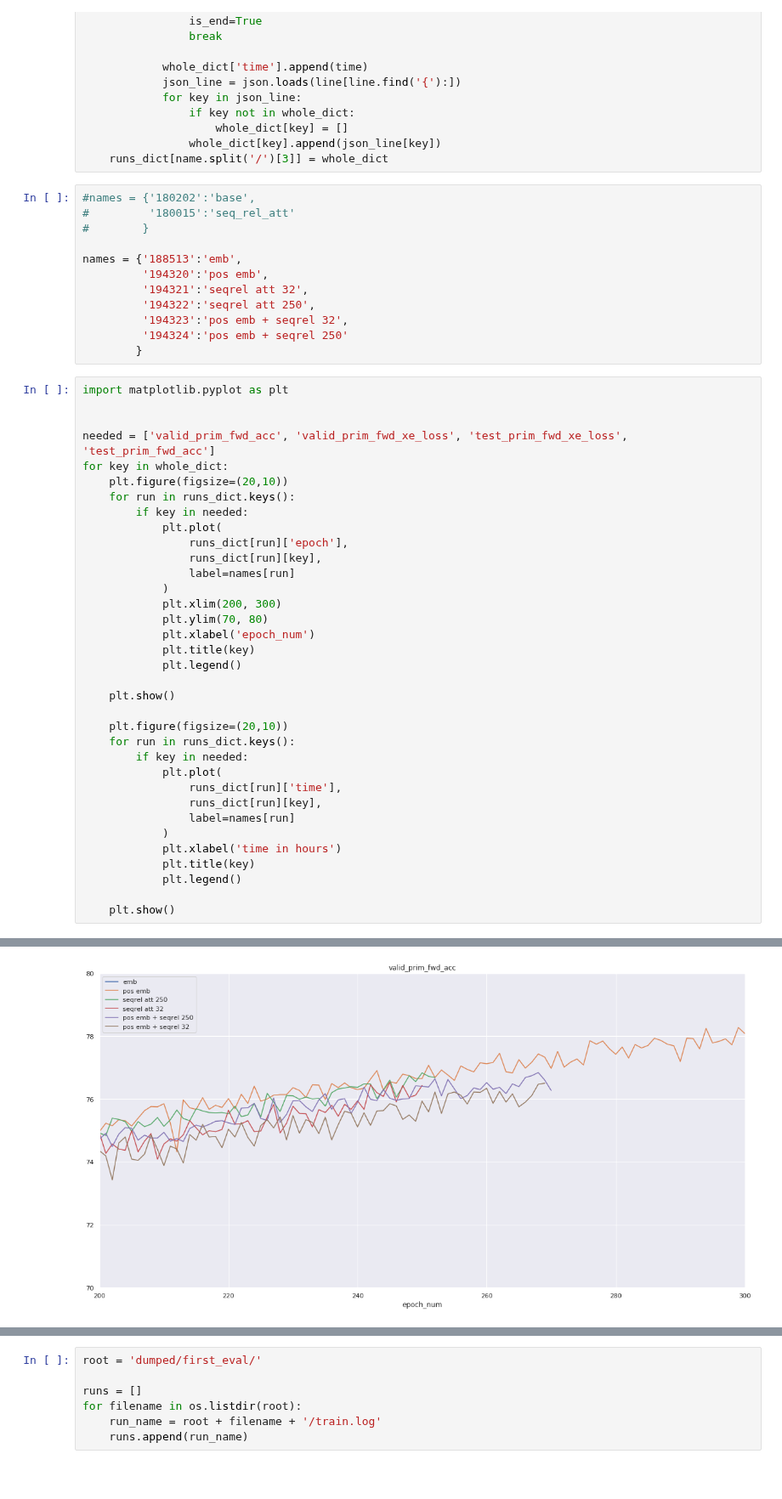
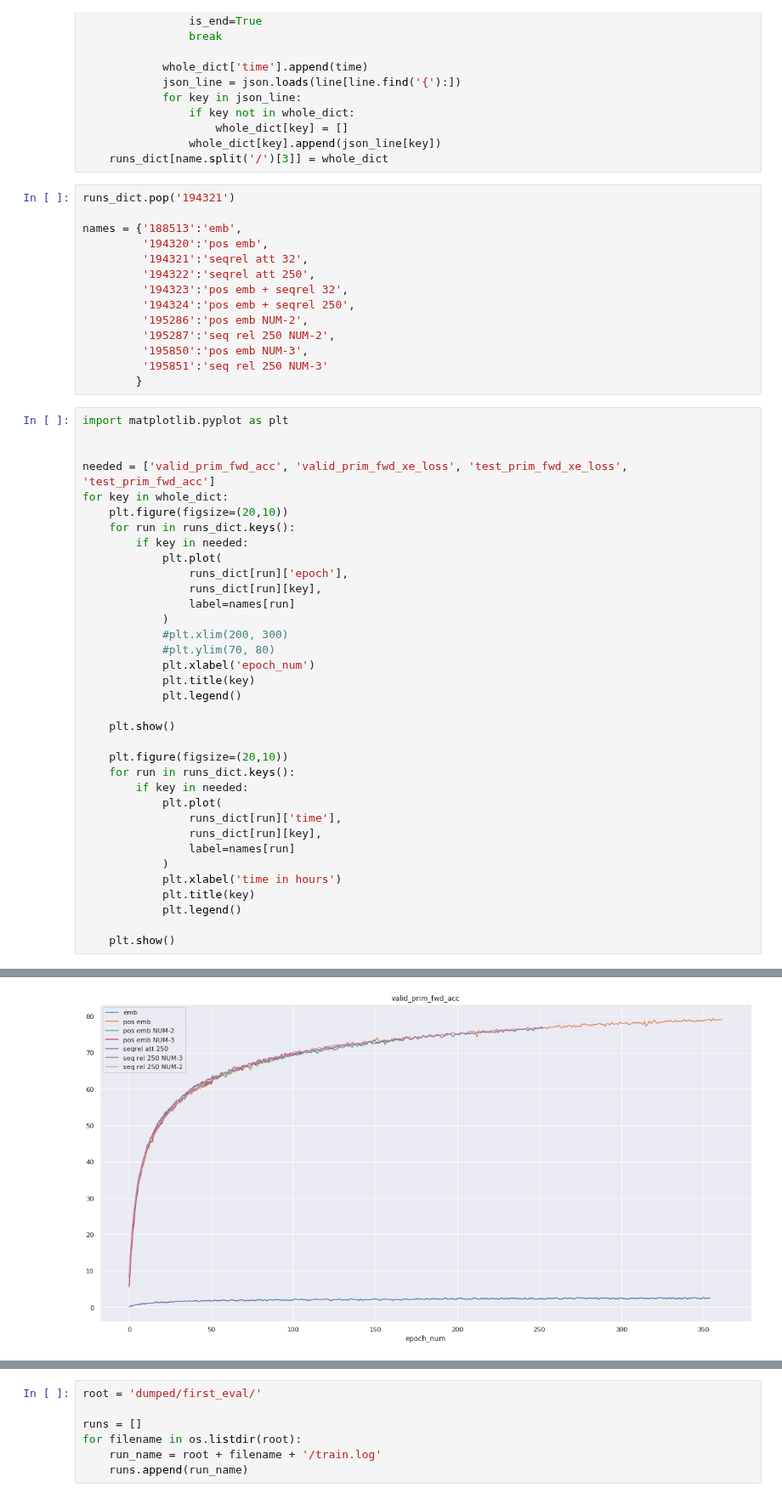
Before and after one commit to Kirili4ik/SymbolicMathematics, a Jupyter notebook: notebooks/my_metrics-base-seqrel.ipynb, the cells around one changed output, grey strips where cells are left out. Shown at 85% size. Drawn from its saved outputs; the diff is of its cells as text; blank space fills up the shorter version.

```diff
--- a/notebooks/my_metrics-base-seqrel.ipynb
+++ b/notebooks/my_metrics-base-seqrel.ipynb
@@ -132,16 +136,18 @@ for name in runs:
                 whole_dict[key].append(json_line[key])
     runs_dict[name.split('/')[3]] = whole_dict
 # %%
-#names = {'180202':'base',
-#         '180015':'seq_rel_att'
-#        }
+runs_dict.pop('194321')
 
 names = {'188513':'emb',
          '194320':'pos emb',
          '194321':'seqrel att 32',
          '194322':'seqrel att 250',
          '194323':'pos emb + seqrel 32',
-         '194324':'pos emb + seqrel 250'
+         '194324':'pos emb + seqrel 250',
+         '195286':'pos emb NUM-2',
+         '195287':'seq rel 250 NUM-2',
+         '195850':'pos emb NUM-3',
+         '195851':'seq rel 250 NUM-3'
         }
 # %%
 import matplotlib.pyplot as plt
@@ -157,8 +163,8 @@ for key in whole_dict:
                 runs_dict[run][key],
                 label=names[run]
             )
-            plt.xlim(200, 300)
-            plt.ylim(70, 80)
+            #plt.xlim(200, 300)
+            #plt.ylim(70, 80)
             plt.xlabel('epoch_num')
             plt.title(key)
             plt.legend()
@@ -188 +194 @@ for key in whole_dict:
-[figure, old version]
+[figure, new version]
```
Also changed, not shown: parts of 3 cells of this notebook, 2 other files.
